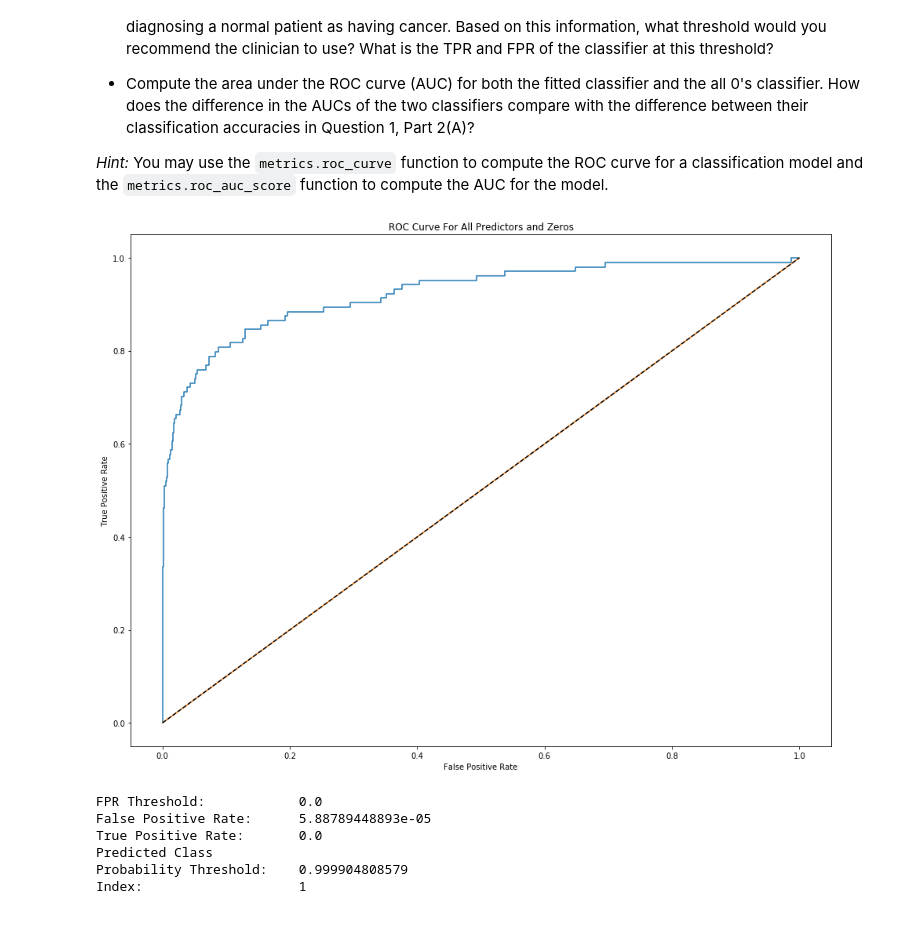
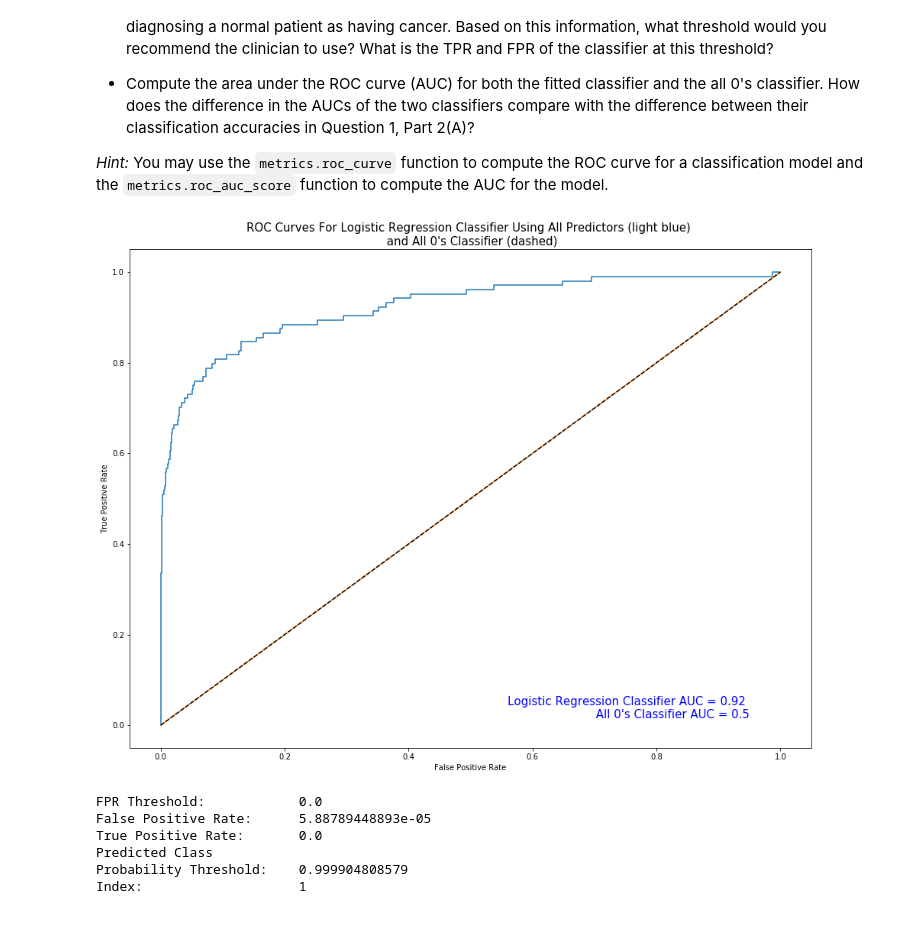
Before and after one commit to REMitchell/CSCIE109A, a Jupyter notebook: hw6/cs109_hw6.ipynb, the cells around one changed output. Cells and saved outputs as stored; diff of their text form; code cells hidden in the pictures.

Commit message:
Add AUC calculations and added computed value to ROC plot, updated answer to question about AUC and comparing Accuracy and ROC metrics.

```diff
--- a/hw6/cs109_hw6.ipynb
+++ b/hw6/cs109_hw6.ipynb
@@ -216,28 +216,35 @@ Another powerful diagnostic tool for class-imbalanced classification tasks is th
 # %%
 from sklearn.metrics import roc_curve
 from sklearn.metrics import roc_auc_score
 
 # function to plot ROC curve from true values and model predictions
 def plotROC(ytrue, ypreds):
     fpr, tpr, thresholds = roc_curve(ytrue, ypreds)
     plt.plot(fpr, tpr)
 
 test_scores = logregcv.predict_proba(Xtest)[:,1]
 
 # Get an array of zeros to model "always choose 0" prediction
 yzeros = np.zeros(len(ytest))
 plt.figure(figsize = (16, 12))
 
 # Plot ROCs for actual test outputs and all zeros
 plotROC(ytest, test_scores)
 plotROC(ytest, yzeros)
-plt.title('ROC Curve For All Predictors and Zeros')
+plt.title('ROC Curves For Logistic Regression Classifier Using All Predictors (light blue) \n and All 0\'s Classifier (dashed)', fontsize = 15)
 plt.xlabel('False Positive Rate')
 plt.ylabel('True Positive Rate')
+#plt.txt(loc = 'best', text = roc_auc_score(ytest, test_scores))
+plt.text(0.95, 0.01, 'Logistic Regression Classifier AUC = %2.2f \n All 0\'s Classifier AUC = %s' \
+         % (roc_auc_score(ytest, test_scores), roc_auc_score(ytest, yzeros)),
+        verticalalignment = 'bottom',
+         horizontalalignment = 'right',
+         color = 'blue',
+         fontsize = 15)
 plt.plot([0, 1], [0, 1], 'k--')
 plt.show()
 # %% [output]
-[figure, old version]
+[figure, new version]
 # %%
 false_positive_rate, true_positive_rate, thresholds = roc_curve(ytest, logregcv.predict_proba(Xtest)[:,1])
 
```
Also changed, not shown: parts of 1 cell of this notebook.
